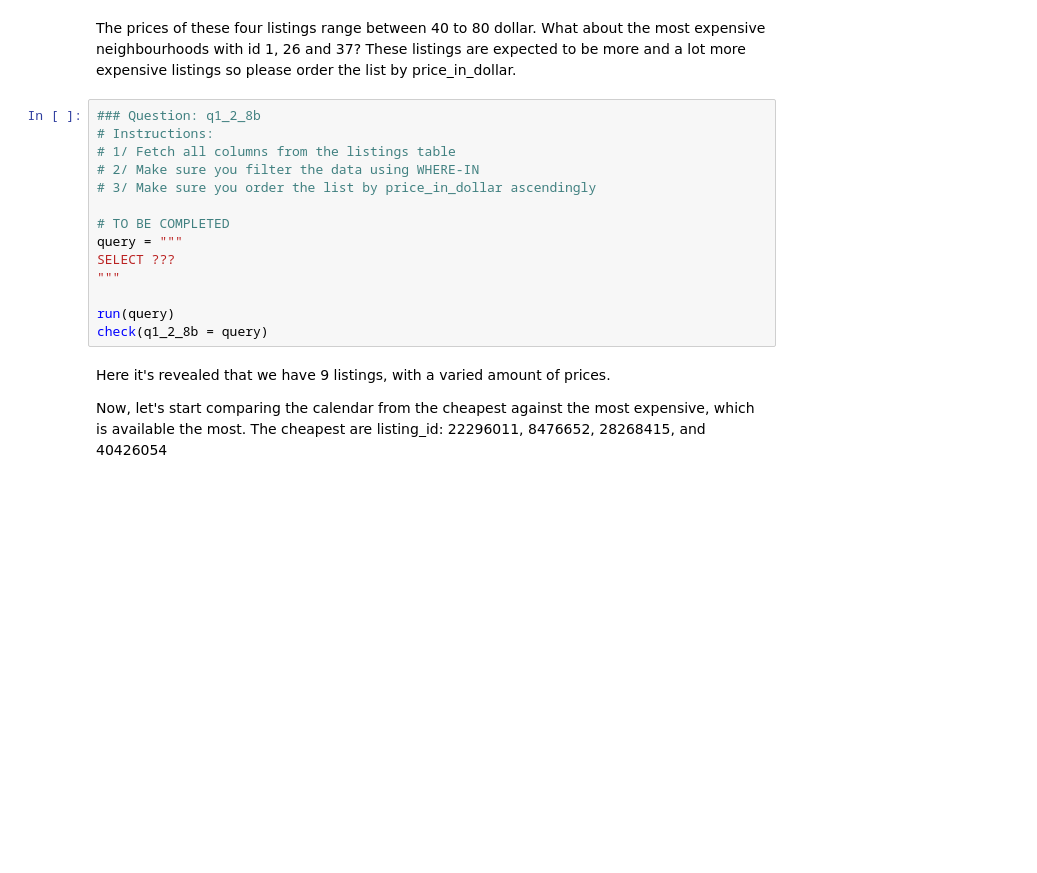
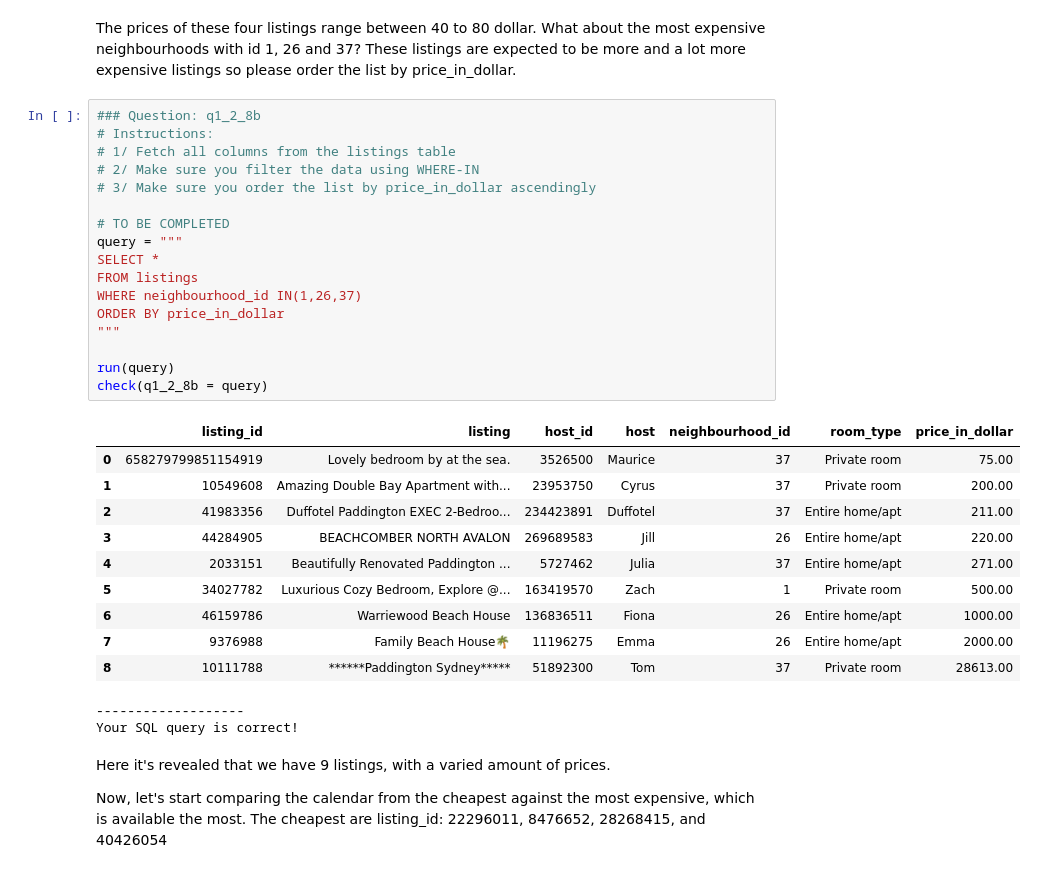
Before and after one commit to LoaoneSeleka/Data-Analysis-Projects, a Jupyter notebook: Loaone_Seleka_Week_1_Project_SQLCC.ipynb, the cells around one changed output. Cells and saved outputs as stored; diff of their text form; blank space fills up the shorter version.

```diff
--- a/Loaone_Seleka_Week_1_Project_SQLCC.ipynb
+++ b/Loaone_Seleka_Week_1_Project_SQLCC.ipynb
@@ -651,17 +651,33 @@ The prices of these four listings range between 40 to 80 dollar. What about the
 # %%
 ### Question: q1_2_8b
 # Instructions:
 # 1/ Fetch all columns from the listings table
 # 2/ Make sure you filter the data using WHERE-IN
 # 3/ Make sure you order the list by price_in_dollar ascendingly
 
 # TO BE COMPLETED
 query = """
-SELECT ???
+SELECT *
+FROM listings
+WHERE neighbourhood_id IN(1,26,37)
+ORDER BY price_in_dollar
 """
 
 run(query)
 check(q1_2_8b = query)
+# %% [output]
+|  | listing_id | listing | host_id | host | neighbourhood_id | room_type | price_in_dollar |
+| 0 | 658279799851154919 | Lovely bedroom by at the sea. | 3526500 | Maurice | 37 | Private room | 75.00 |
+| 1 | 10549608 | Amazing Double Bay Apartment with... | 23953750 | Cyrus | 37 | Private room | 200.00 |
+| 2 | 41983356 | Duffotel Paddington EXEC 2-Bedroo... | 234423891 | Duffotel | 37 | Entire home/apt | 211.00 |
+| 3 | 44284905 | BEACHCOMBER NORTH AVALON | 269689583 | Jill | 26 | Entire home/apt | 220.00 |
+| 4 | 2033151 | Beautifully Renovated Paddington ... | 5727462 | Julia | 37 | Entire home/apt | 271.00 |
+| 5 | 34027782 | Luxurious Cozy Bedroom, Explore @... | 163419570 | Zach | 1 | Private room | 500.00 |
+| 6 | 46159786 | Warriewood Beach House | 136836511 | Fiona | 26 | Entire home/apt | 1000.00 |
+| 7 | 9376988 | Family Beach House🌴 | 11196275 | Emma | 26 | Entire home/apt | 2000.00 |
+| 8 | 10111788 | ******Paddington Sydney***** | 51892300 | Tom | 37 | Private room | 28613.00 |
+-------------------
+Your SQL query is correct!
 # %% [markdown]
 Here it's revealed that we have 9 listings, with a varied amount of prices.
 
```
